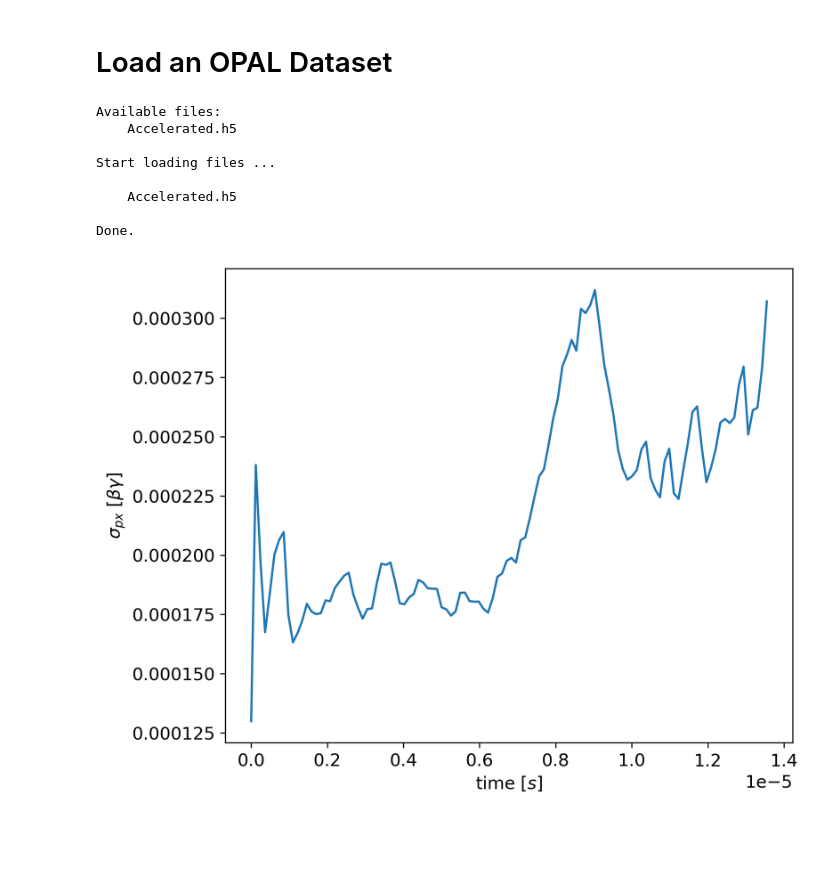
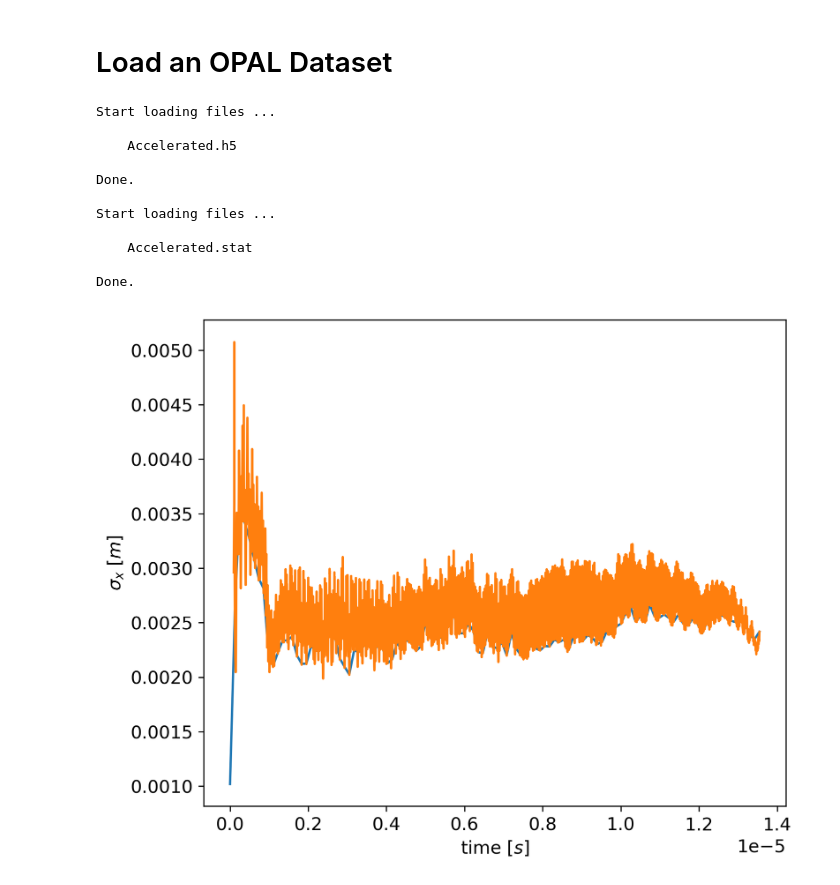
Before and after one commit to OPALX-project/pyOPALTools, a Jupyter notebook: dataset.ipynb, the cells around one changed output. Cells and saved outputs as stored; diff of their text form; code cells hidden in the pictures; blank space fills up the shorter version.

Commit message:
improve loading

```diff
--- a/dataset.ipynb
+++ b/dataset.ipynb
@@ -5,28 +5,33 @@ from visualization.dataset import *
 from visualization.plots import *
 
 try:
-    ds = load_dataset('./tests/testData/', fname='Accelerated.h5') #ftype=FileType.H5')
+    dsets = []
+    dsets = load_dataset('./tests/testData/', fname='Accelerated.h5') #ftype=FileType.H5')
+    dsets += load_dataset('./tests/testData/', fname='Accelerated.stat')
 except Exception as e:
     print ( e )
 # %% [output]
-Available files:
-    Accelerated.h5
-
 Start loading files ...
 
     Accelerated.h5
 
 Done.
+
+Start loading files ...
+
+    Accelerated.stat
+
+Done.
 # %%
 from visualization.styles import jupyter_style
 
 jupyter_style()
 # %%
-plt = plot_profile1D(ds, 'time', 'rms_px', xsci=True)
+plt = plot_profile1D(dsets, 'time', 'rms_x', xsci=True)
 
 plt.show()
 # %% [output]
-[figure, old version]
+[figure, new version]
 # %%
 plt = plot_phase_space(ds, 'x', 'px', xsci=True, ysci=True)
 
```
Also changed, not shown: parts of 1 cell of this notebook, 6 other files.
